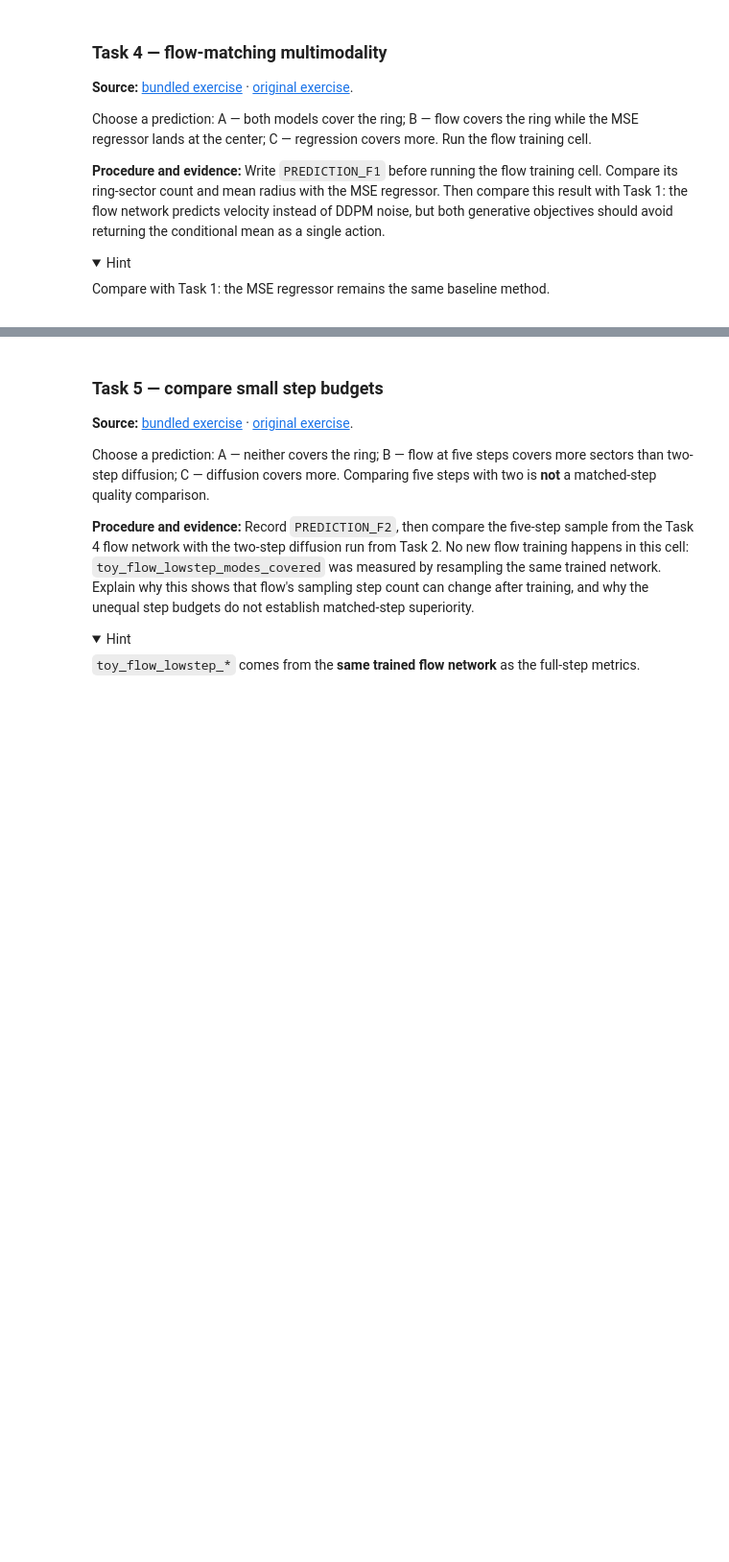
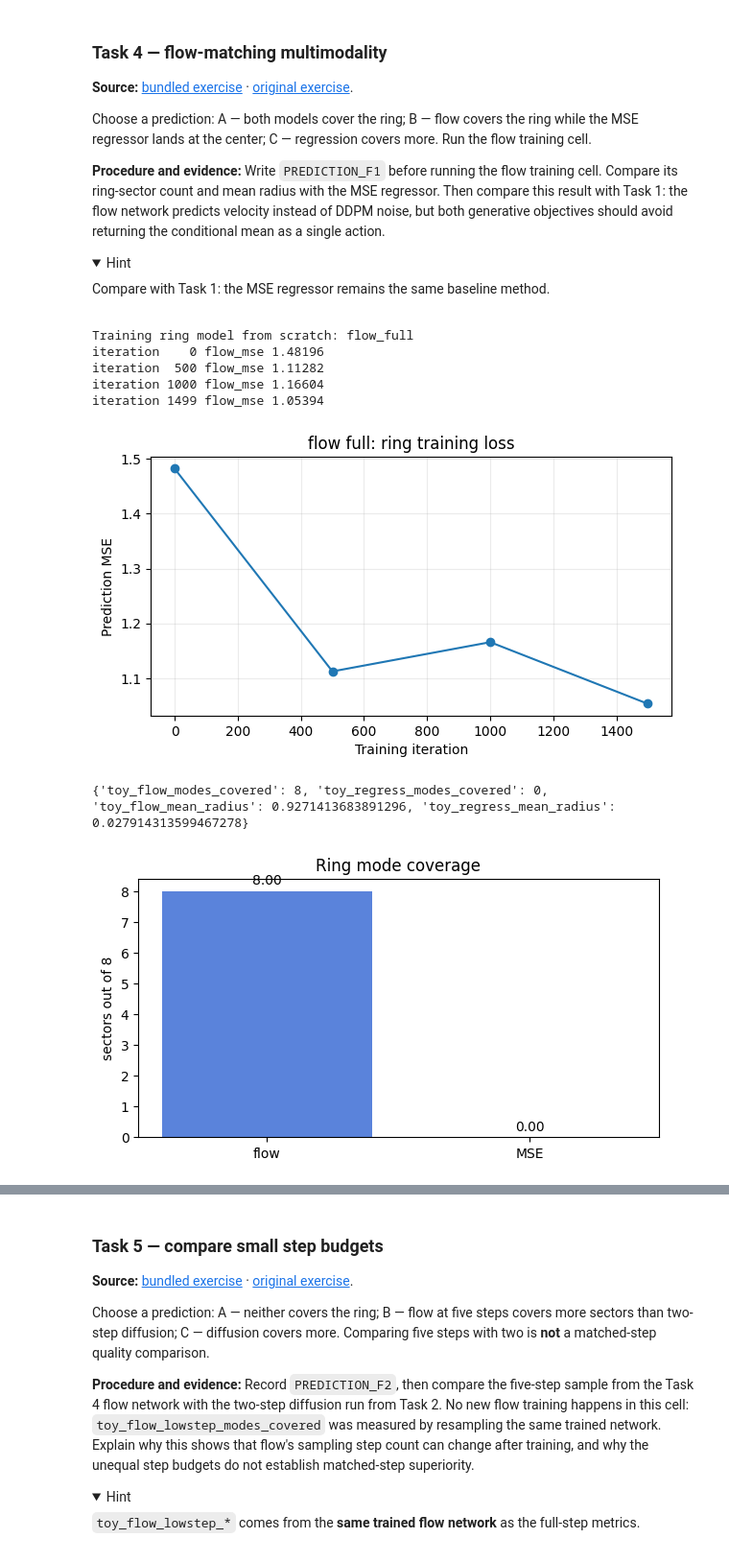
Before and after one commit to JohnSili/multimodal-vla-course, a Jupyter notebook: 03-diffusion-policy-flow-matching/seminar_03_diffusion_flow_student.ipynb, the cells around one changed output, grey strips where cells are left out. Shown at 96% size. Saved outputs shown, nothing was run; the diff lists cells and outputs as text; code cells hidden in the pictures; folded sections open; blank space fills up the shorter version.

```diff
--- a/03-diffusion-policy-flow-matching/seminar_03_diffusion_flow_student.ipynb
+++ b/03-diffusion-policy-flow-matching/seminar_03_diffusion_flow_student.ipynb
@@ -494,7 +524,7 @@ Compare with Task 1: the MSE regressor remains the same baseline method.
 
 </details>
 # %%
-PREDICTION_F1 = None  # TODO
+PREDICTION_F1 = 'B'
 assert PREDICTION_F1 in ('A','B','C'), 'Record your prediction first'
 folder = OUT / 'flow_full'
 metric_path = folder / 'metrics.json'
@@ -524,33 +554,42 @@ else:
     low_step_samples = sample_flow(model, TOY_POINTS, 5, gen)
     _, low_hit, low_modes = ring_stats(low_step_samples)
     f_full = {'flow_steps': 50, 'toy_flow_mean_radius': radius,
               'toy_flow_ring_hit': hit, 'toy_flow_modes_covered': modes,
               'toy_flow_lowstep_steps': 5,
               'toy_flow_lowstep_ring_hit': low_hit,
               'toy_flow_lowstep_modes_covered': low_modes,
               'toy_final_loss': float(loss.item())}
 
     # A one-shot MSE regressor provides the same comparison as the source chapter.
     regressor = nn.Sequential(nn.Linear(2, MODEL_DIM), nn.SiLU(),
                               nn.Linear(MODEL_DIM, 2)).to(DEVICE)
     reg_optimizer = torch.optim.Adam(regressor.parameters(), lr=1e-3)
     for iteration in range(TOY_ITERS):
         batch = torch.randint(TOY_POINTS, (256,), generator=gen)
         reg_loss = F.mse_loss(regressor(noise((256, 2), gen)), training_ring[batch])
         reg_optimizer.zero_grad()
         reg_loss.backward()
         reg_optimizer.step()
     with torch.no_grad():
         reg_samples = regressor(noise((TOY_POINTS, 2), gen))
     reg_radius, reg_hit, reg_modes = ring_stats(reg_samples)
     f_full.update(toy_regress_mean_radius=reg_radius,
                   toy_regress_ring_hit=reg_hit,
                   toy_regress_modes_covered=reg_modes)
     (folder / 'training_history.json').write_text(json.dumps({'checkpoints': checkpoints}, indent=2) + '\n')
     metric_path.write_text(json.dumps(f_full, indent=2) + '\n')
 plot_training_history(folder)
 print({k: f_full[k] for k in ['toy_flow_modes_covered','toy_regress_modes_covered','toy_flow_mean_radius','toy_regress_mean_radius']})
 metric_bars(['flow','MSE'], [f_full['toy_flow_modes_covered'], f_full['toy_regress_modes_covered']], 'Ring mode coverage', 'sectors out of 8')
+# %% [output]
+Training ring model from scratch: flow_full
+iteration    0 flow_mse 1.48196
+iteration  500 flow_mse 1.11282
+iteration 1000 flow_mse 1.16604
+iteration 1499 flow_mse 1.05394
+[figure, added]
+{'toy_flow_modes_covered': 8, 'toy_regress_modes_covered': 0, 'toy_flow_mean_radius': 0.9271413683891296, 'toy_regress_mean_radius': 0.027914313599467278}
+[figure, added]
 # %% [markdown]
 **Interpretation:** How do Tasks 1 and 4 connect multimodality to the objective?
 
```
Also changed, not shown: parts of 23 cells of this notebook.
